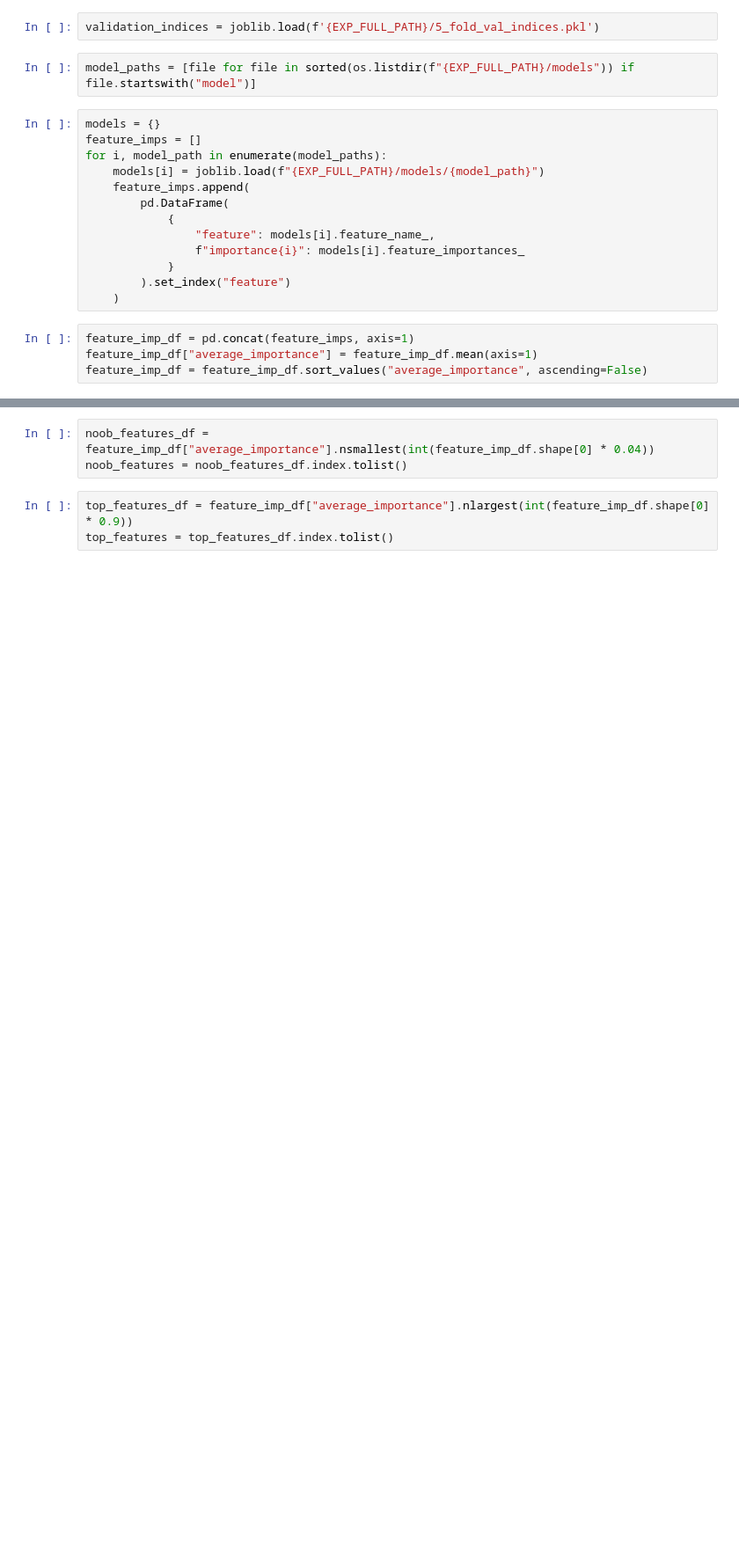
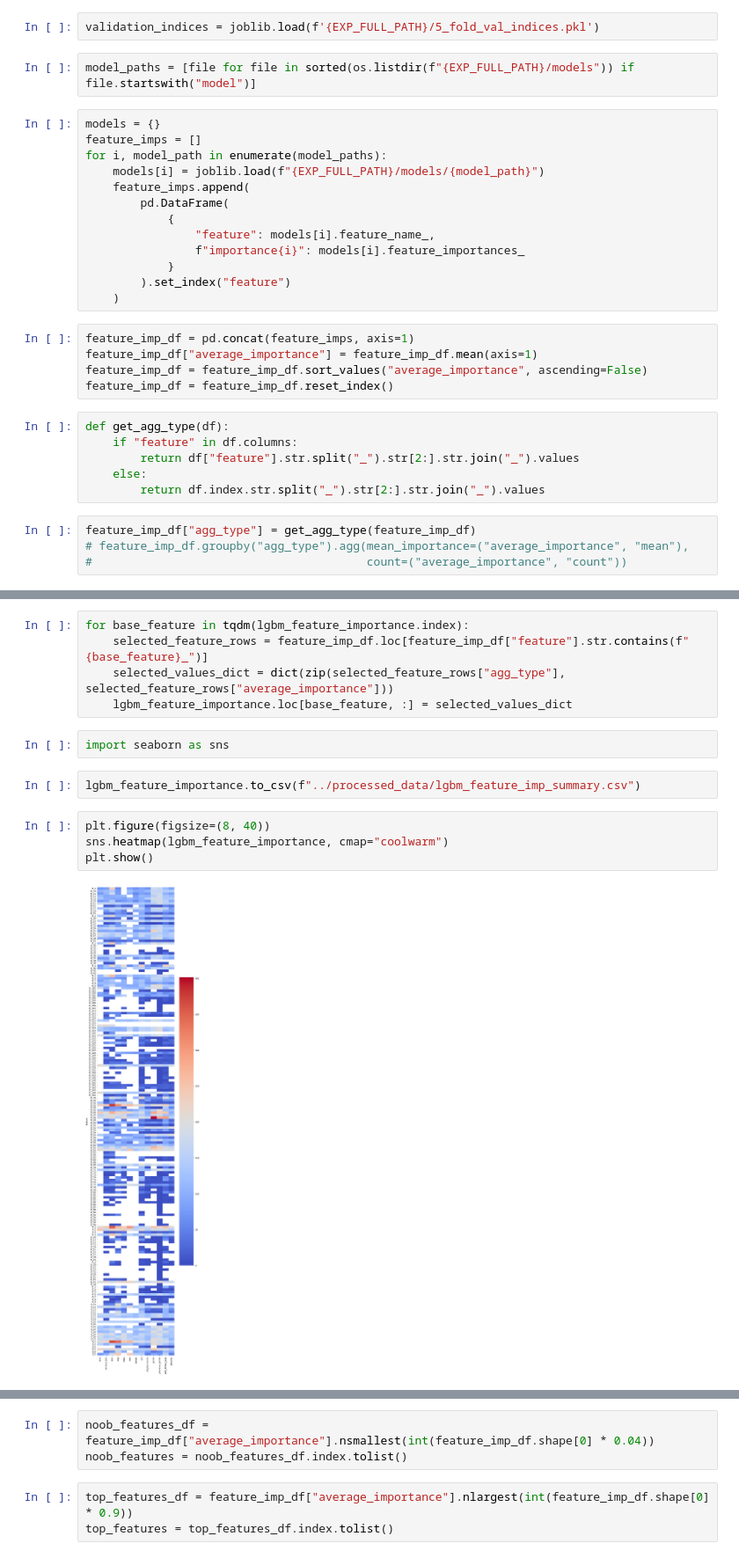
Before and after one commit to waikey-lee/kaggle-amex, a Jupyter notebook: notebooks/evaluation.ipynb, the cells around one changed output, grey strips where cells are left out. Shown at 88% size. Saved outputs shown, nothing was run; the diff lists cells and outputs as text; blank space fills up the shorter version.

Commit message:
Added evaluation notebook for LGBM feature importance

```diff
--- a/notebooks/evaluation.ipynb
+++ b/notebooks/evaluation.ipynb
@@ -76,3 +83,14 @@ for i, model_path in enumerate(model_paths):
 feature_imp_df = pd.concat(feature_imps, axis=1)
 feature_imp_df["average_importance"] = feature_imp_df.mean(axis=1)
 feature_imp_df = feature_imp_df.sort_values("average_importance", ascending=False)
+feature_imp_df = feature_imp_df.reset_index()
+# %%
+def get_agg_type(df):
+    if "feature" in df.columns:
+        return df["feature"].str.split("_").str[2:].str.join("_").values
+    else:
+        return df.index.str.split("_").str[2:].str.join("_").values
+# %%
+feature_imp_df["agg_type"] = get_agg_type(feature_imp_df)
+# feature_imp_df.groupby("agg_type").agg(mean_importance=("average_importance", "mean"),
+#                                        count=("average_importance", "count"))
@@ -78,0 +103,15 @@ feature_imp_df = feature_imp_df.sort_values("average_importance", ascending=Fals
+# %%
+for base_feature in tqdm(lgbm_feature_importance.index):
+    selected_feature_rows = feature_imp_df.loc[feature_imp_df["feature"].str.contains(f"{base_feature}_")]
+    selected_values_dict = dict(zip(selected_feature_rows["agg_type"], selected_feature_rows["average_importance"]))
+    lgbm_feature_importance.loc[base_feature, :] = selected_values_dict
+# %%
+import seaborn as sns
+# %%
+lgbm_feature_importance.to_csv(f"../processed_data/lgbm_feature_imp_summary.csv")
+# %%
+plt.figure(figsize=(8, 40))
+sns.heatmap(lgbm_feature_importance, cmap="coolwarm")
+plt.show()
+# %% [output]
+[figure, added]
```
Also changed, not shown: parts of 38 cells of this notebook.
